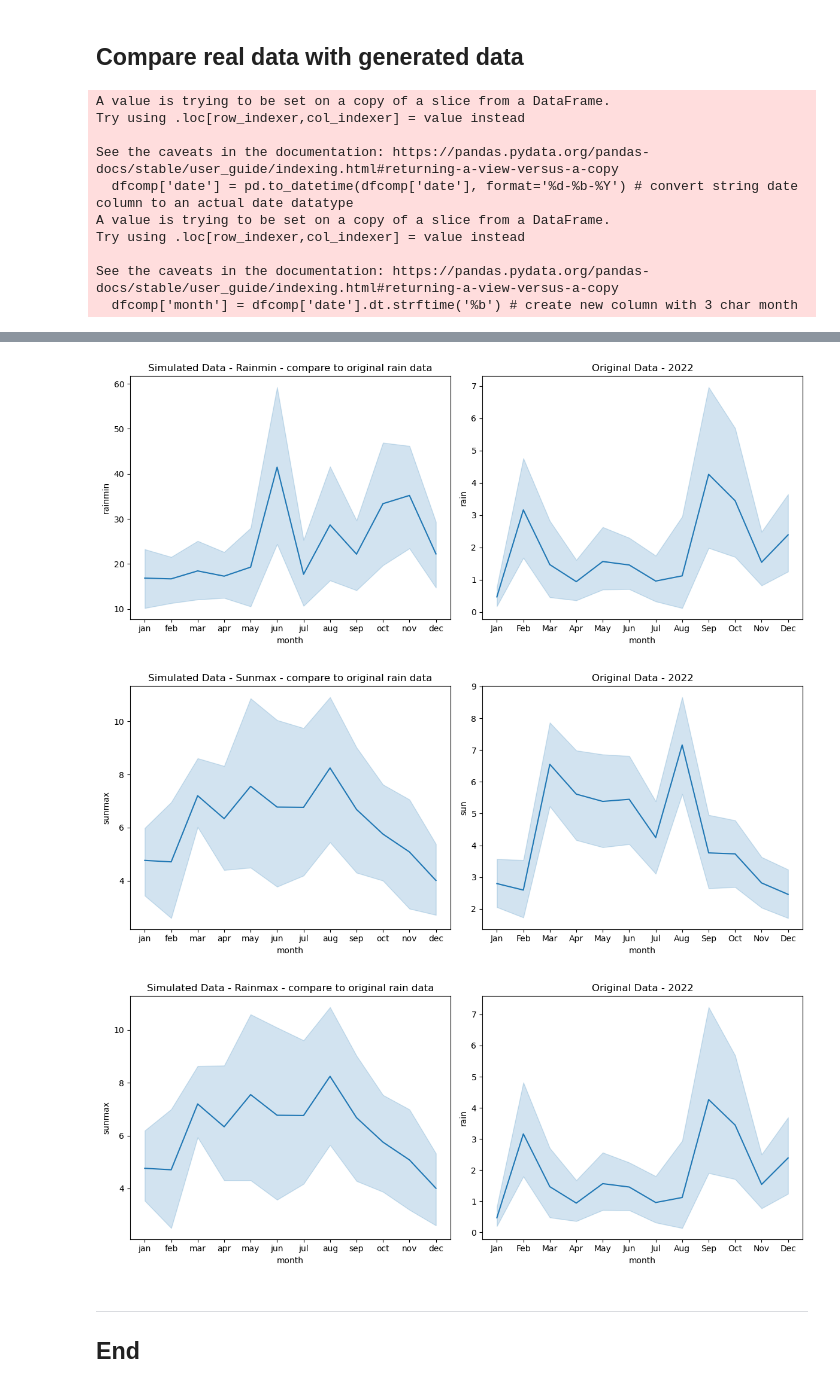
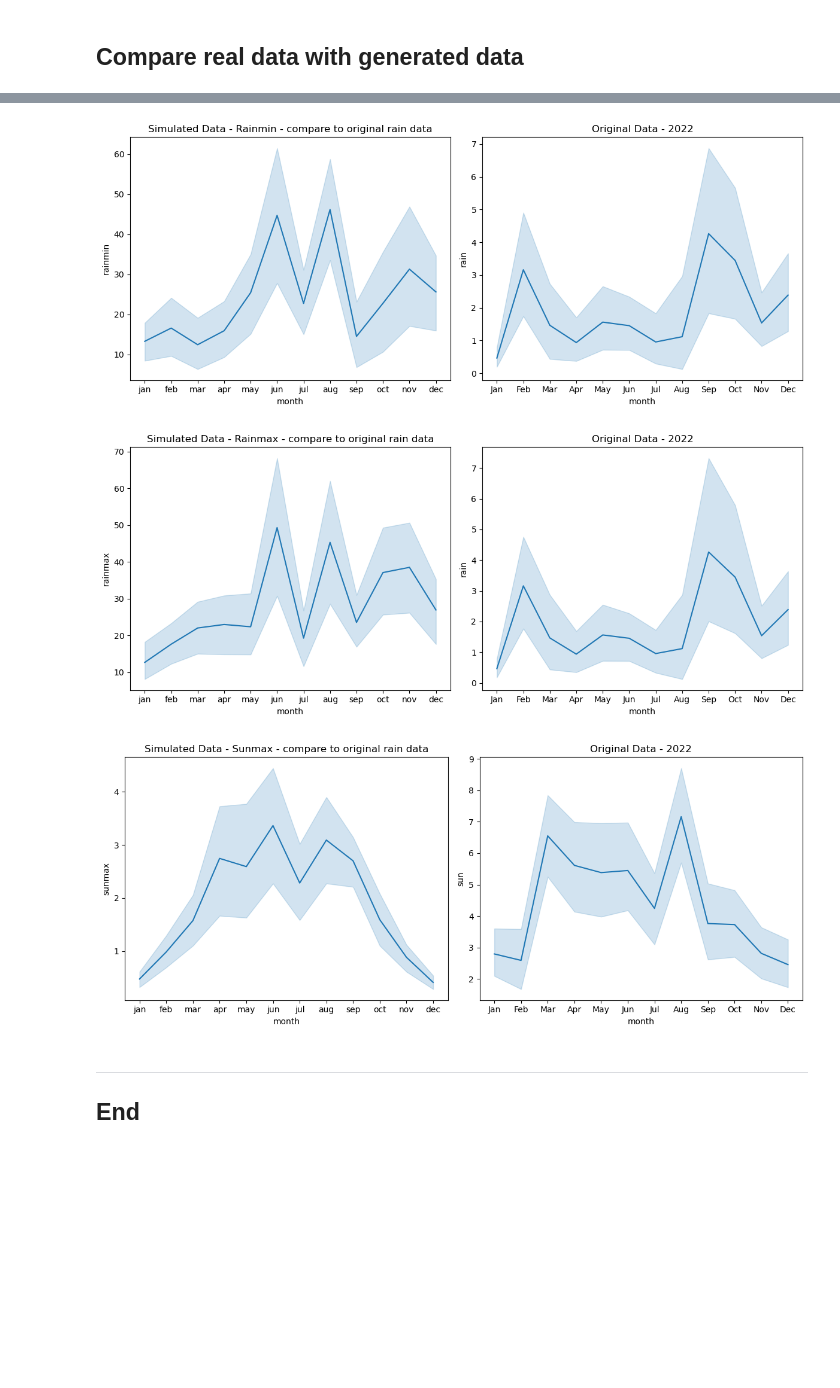
Before and after one commit to cpjm/pfda_project1, a Jupyter notebook: project1.ipynb, the cells around one changed output, grey strips where cells are left out. Drawn from its saved outputs; the diff is of its cells as text; code cells hidden in the pictures; blank space fills up the shorter version.

```diff
--- a/project1.ipynb
+++ b/project1.ipynb
@@ -524,7 +525,7 @@ print()
 # https://sparkbyexamples.com/pandas/pandas-filter-dataframe-rows-on-dates/#:~:text=strftime()%20to%20Filter%20DataFrame%20Rows%20on%20Dates&text=You%20can%20use%20df%5Bdf,method%20to%20filter%20by%20month.
 # https://stackoverflow.com/questions/48739924/pandas-add-a-new-column-whose-values-depend-on-a-specific-conditions
 # This is used to compress the original daily data into monthly means
-dfcomp= df[df['date'].str.endswith('2022')] # onlysubset of data, extract for 2022
+dfcomp= df[df['date'].str.endswith('2022')].copy() # onlysubset of data, extract for 2022
 dfcomp['date'] = pd.to_datetime(dfcomp['date'], format='%d-%b-%Y') # convert string date column to an actual date datatype
 dfcomp.describe
 dfcomp['month'] = dfcomp['date'].dt.strftime('%b') # create new column with 3 char month
@@ -567,6 +568,18 @@ plt.show()
 
 plt.figure(figsize=(12, 5))
 plt.subplot(1, 2, 1)
+sns.lineplot(data=df_new, x="month", y="rainmax")
+plt.title('Simulated Data - Rainmax - compare to original rain data')
+####SHOW ORIGINAL DATA to Compare#####
+plt.subplot(1, 2, 2)
+plt.title('Original Data - 2022')
+sns.lineplot(data=dfcomp, x="month", y="rain")
+plt.tight_layout()
+plt.show()
+
+
+plt.figure(figsize=(12, 5))
+plt.subplot(1, 2, 1)
 sns.lineplot(data=df_new, x="month", y="sunmax")
 plt.title('Simulated Data - Sunmax - compare to original rain data')
 ####SHOW ORIGINAL DATA to Compare#####
@@ -576,27 +589,6 @@ sns.lineplot(data=dfcomp, x="month", y="sun")
 plt.tight_layout()
 plt.show()
 
-plt.figure(figsize=(12, 5))
-plt.subplot(1, 2, 1)
-sns.lineplot(data=df_new, x="month", y="sunmax")
-plt.title('Simulated Data - Rainmax - compare to original rain data')
-####SHOW ORIGINAL DATA to Compare#####
-plt.subplot(1, 2, 2)
-plt.title('Original Data - 2022')
-sns.lineplot(data=dfcomp, x="month", y="rain")
-plt.tight_layout()
-plt.show()
-
 
 #sns.relplot(data=df, kind="line", x="month", y="sun", hue="month")
 # %% [output]
-A value is trying to be set on a copy of a slice from a DataFrame.
-Try using .loc[row_indexer,col_indexer] = value instead
-
-See the caveats in the documentation: https://pandas.pydata.org/pandas-docs/stable/user_guide/indexing.html#returning-a-view-versus-a-copy
-  dfcomp['date'] = pd.to_datetime(dfcomp['date'], format='%d-%b-%Y') # convert string date column to an actual date datatype
-A value is trying to be set on a copy of a slice from a DataFrame.
-Try using .loc[row_indexer,col_indexer] = value instead
-
-See the caveats in the documentation: https://pandas.pydata.org/pandas-docs/stable/user_guide/indexing.html#returning-a-view-versus-a-copy
-  dfcomp['month'] = dfcomp['date'].dt.strftime('%b') # create new column with 3 char month
@@ -605,6 +597,6 @@ See the caveats in the documentation: https://pandas.pydata.org/pandas-docs/stab
-[figure, old version]
+[figure, new version]
-[figure, old version]
+[figure, new version]
-[figure, old version]
+[figure, new version]
 # %% [markdown]
 ***
 
```
Also changed, not shown: parts of 5 cells of this notebook.
